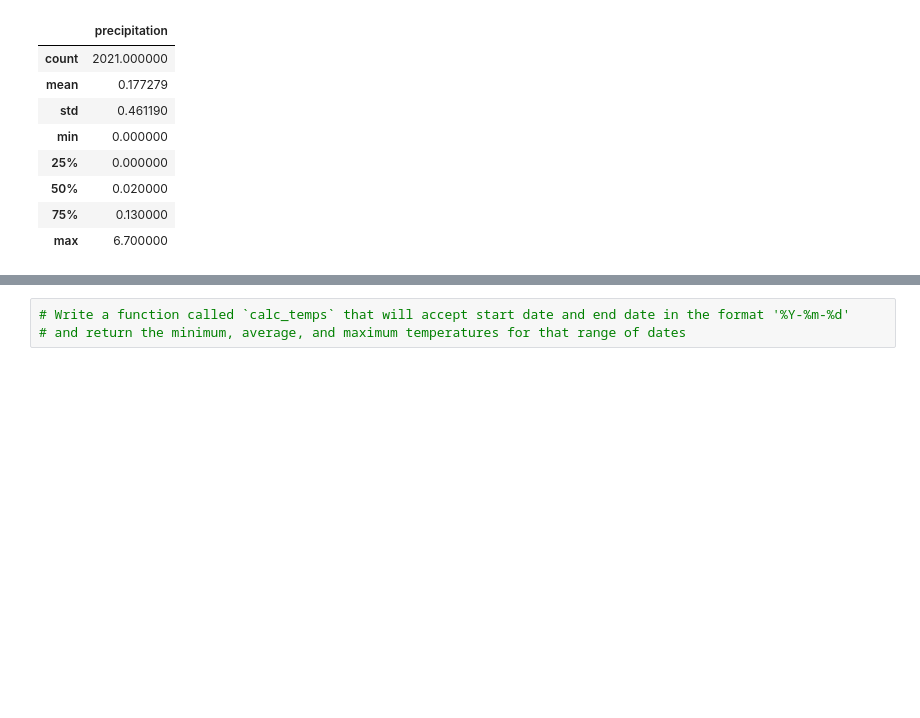
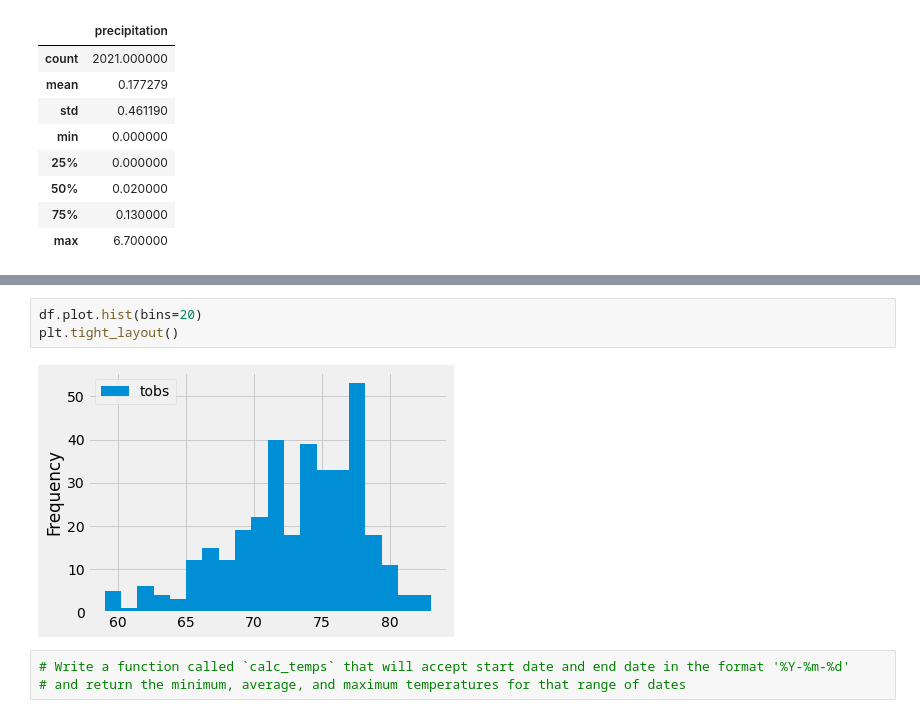
Before and after one commit to tn64/surfs_up, a Jupyter notebook: climate_analysis.ipynb, the cells around one changed output, grey strips where cells are left out. Drawn from its saved outputs; the diff is of its cells as text; blank space fills up the shorter version.

```diff
--- a/climate_analysis.ipynb
+++ b/climate_analysis.ipynb
@@ -192,3 +266,8 @@ df.describe()
+# %%
+df.plot.hist(bins=20)
+plt.tight_layout()
+# %% [output]
+[figure, added]
 # %%
 # Write a function called `calc_temps` that will accept start date and end date in the format '%Y-%m-%d'
 # and return the minimum, average, and maximum temperatures for that range of dates
```
Also changed, not shown: parts of 14 cells of this notebook.
